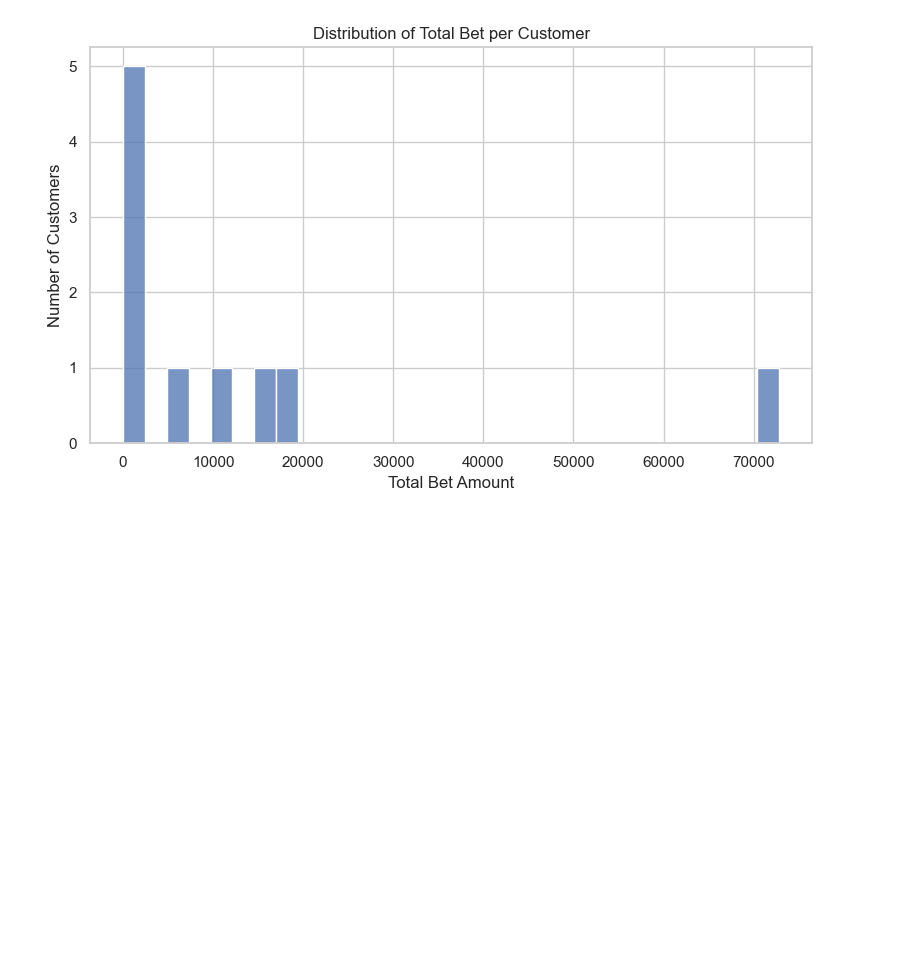
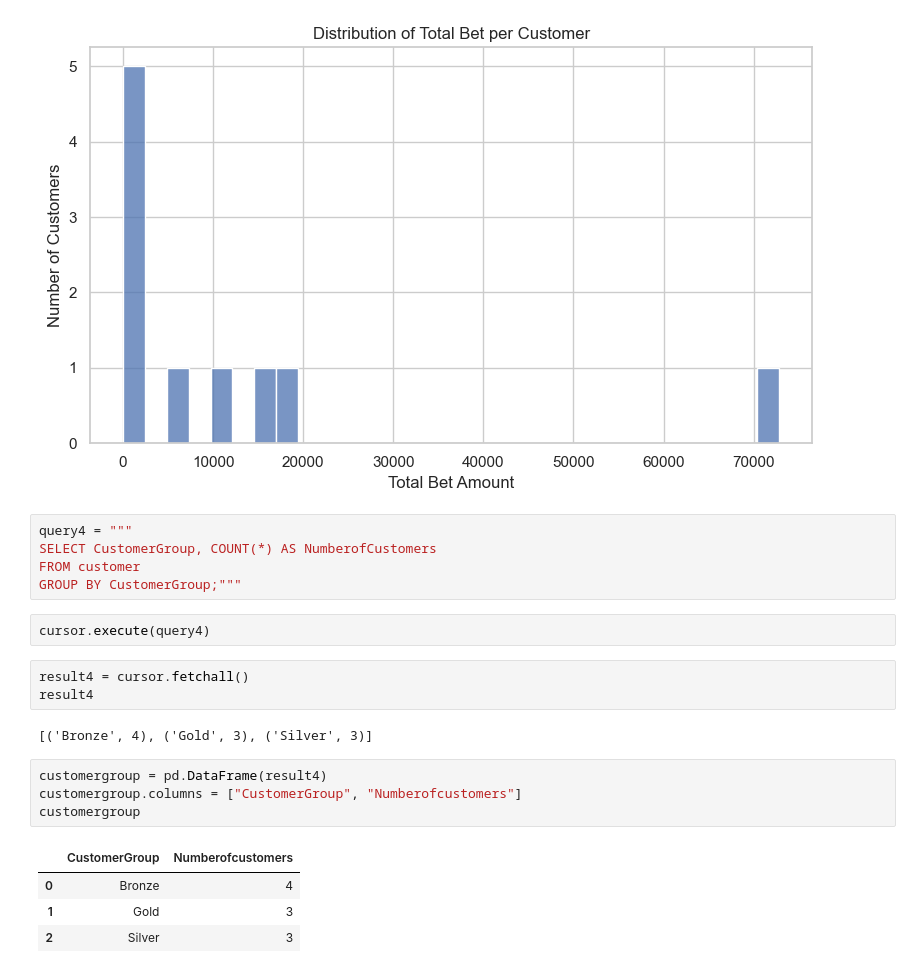
Before and after one commit to Javierpe10/project-ironhack-gambling, a Jupyter notebook: Ih_gamblingEDA.ipynb, the cells around one changed output. Saved outputs shown, nothing was run; the diff lists cells and outputs as text; blank space fills up the shorter version.

```diff
--- a/Ih_gamblingEDA.ipynb
+++ b/Ih_gamblingEDA.ipynb
@@ -189,3 +189,24 @@ plt.tight_layout()
 plt.show()
 # %% [output]
 [figure]
+# %%
+query4 = """
+SELECT CustomerGroup, COUNT(*) AS NumberofCustomers
+FROM customer
+GROUP BY CustomerGroup;"""
+# %%
+cursor.execute(query4)
+# %%
+result4 = cursor.fetchall()
+result4
+# %% [output]
+[('Bronze', 4), ('Gold', 3), ('Silver', 3)]
+# %%
+customergroup = pd.DataFrame(result4)
+customergroup.columns = ["CustomerGroup", "Numberofcustomers"]
+customergroup
+# %% [output]
+|  | CustomerGroup | Numberofcustomers |
+| 0 | Bronze | 4 |
+| 1 | Gold | 3 |
+| 2 | Silver | 3 |
```
Also changed, not shown: parts of 5 cells of this notebook, 1 other file.
